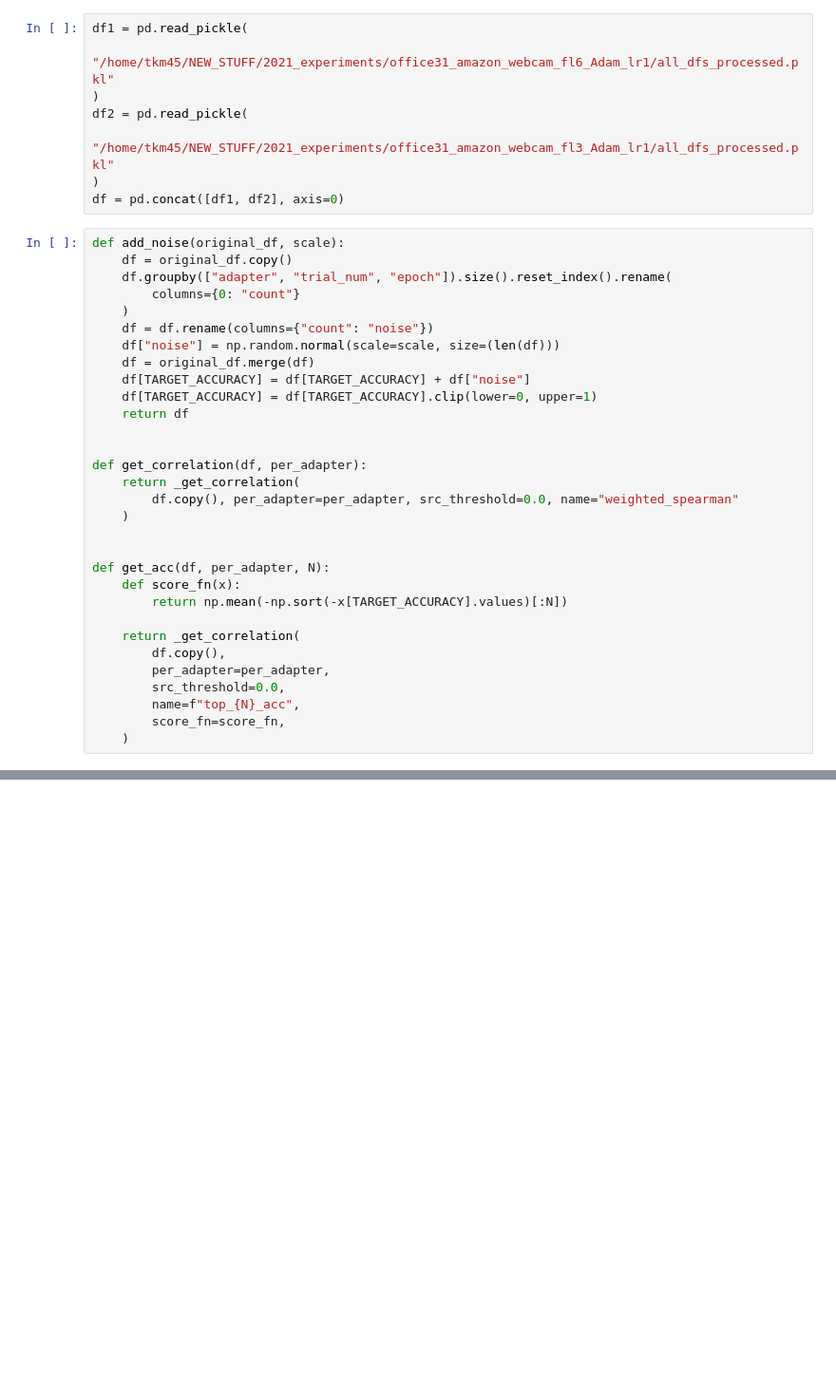
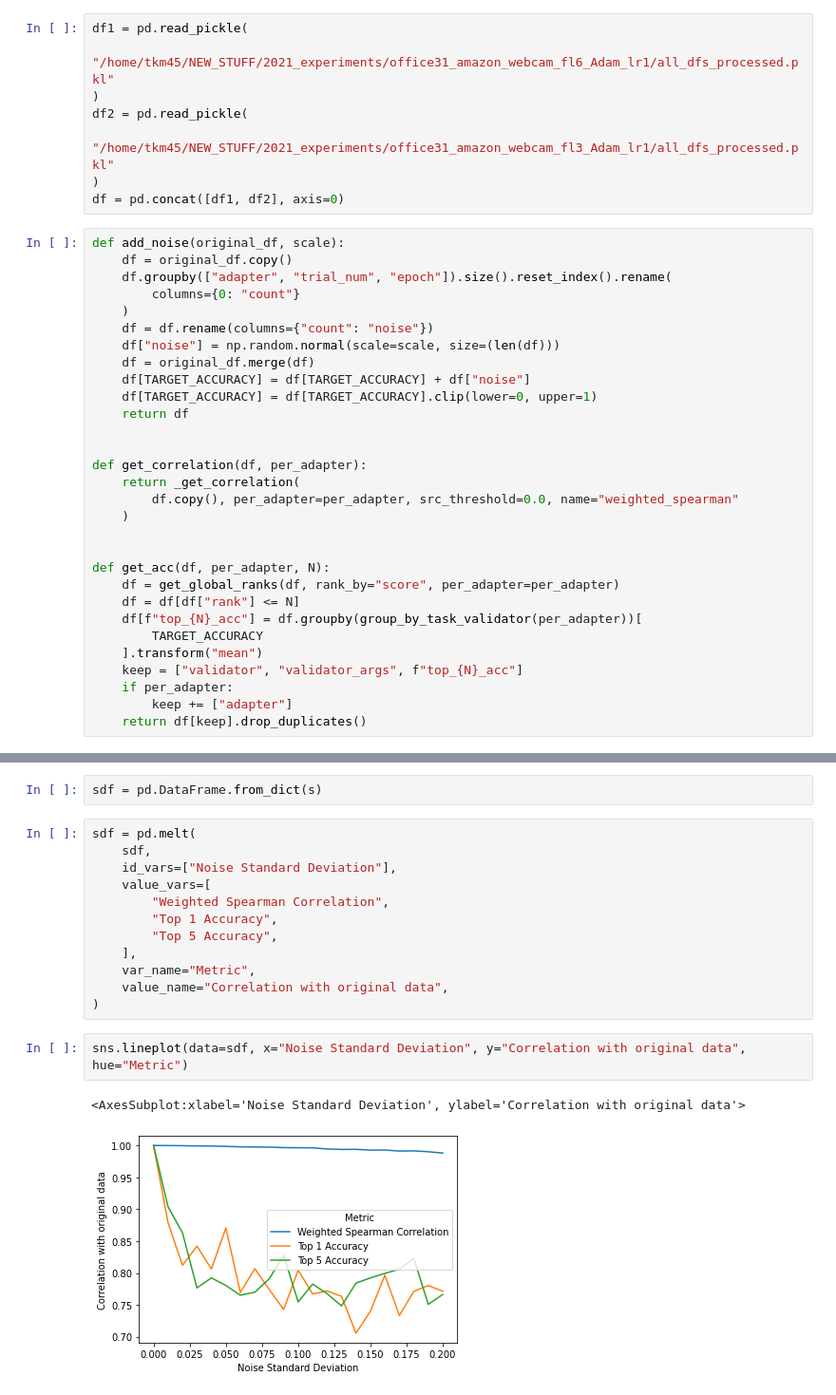
Before and after one commit to KevinMusgrave/powerful-benchmarker, a Jupyter notebook: notebooks/PlotResilienceToNoise.ipynb, the cells around one changed output, grey strips where cells are left out. Shown: that part at 95% size. Drawn from its saved outputs; the diff is of its cells as text; blank space fills up the shorter version.

Commit message:
Updated PlotResilienceToNoise notebook

```diff
--- a/notebooks/PlotResilienceToNoise.ipynb
+++ b/notebooks/PlotResilienceToNoise.ipynb
@@ -42,14 +41,13 @@ def get_correlation(df, per_adapter):
 
 
 def get_acc(df, per_adapter, N):
-    def score_fn(x):
-        return np.mean(-np.sort(-x[TARGET_ACCURACY].values)[:N])
-
-    return _get_correlation(
-        df.copy(),
-        per_adapter=per_adapter,
-        src_threshold=0.0,
-        name=f"top_{N}_acc",
-        score_fn=score_fn,
-    )
+    df = get_global_ranks(df, rank_by="score", per_adapter=per_adapter)
+    df = df[df["rank"] <= N]
+    df[f"top_{N}_acc"] = df.groupby(group_by_task_validator(per_adapter))[
+        TARGET_ACCURACY
+    ].transform("mean")
+    keep = ["validator", "validator_args", f"top_{N}_acc"]
+    if per_adapter:
+        keep += ["adapter"]
+    return df[keep].drop_duplicates()
 # %%
@@ -77,0 +79,19 @@ for scale in np.linspace(0, 1, 101):
+# %%
+sdf = pd.DataFrame.from_dict(s)
+# %%
+sdf = pd.melt(
+    sdf,
+    id_vars=["Noise Standard Deviation"],
+    value_vars=[
+        "Weighted Spearman Correlation",
+        "Top 1 Accuracy",
+        "Top 5 Accuracy",
+    ],
+    var_name="Metric",
+    value_name="Correlation with original data",
+)
+# %%
+sns.lineplot(data=sdf, x="Noise Standard Deviation", y="Correlation with original data", hue="Metric")
+# %% [output]
+<AxesSubplot:xlabel='Noise Standard Deviation', ylabel='Correlation with original data'>
+[figure, added]
```
Also changed, not shown: parts of 2 cells of this notebook, 1 other file.
